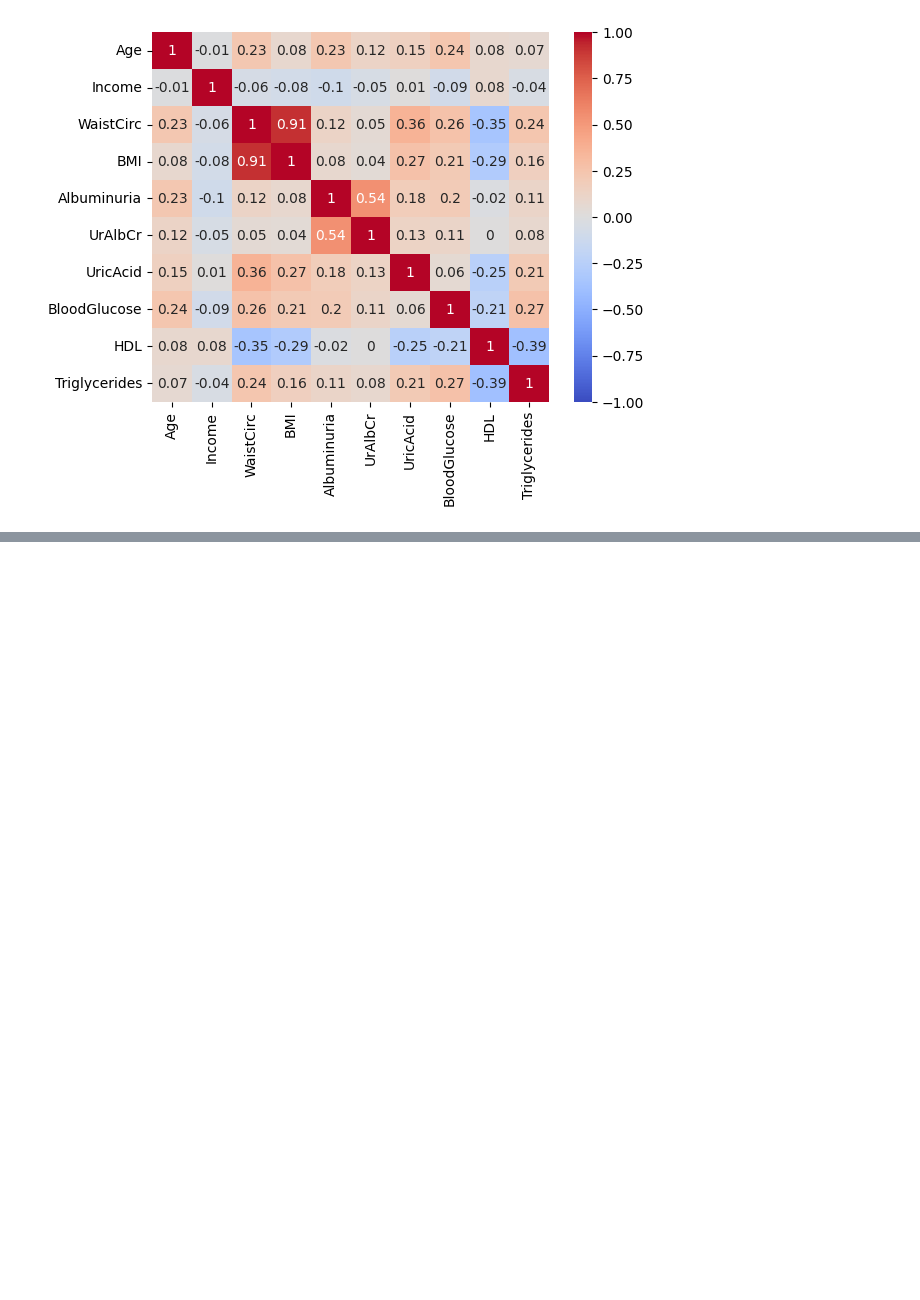
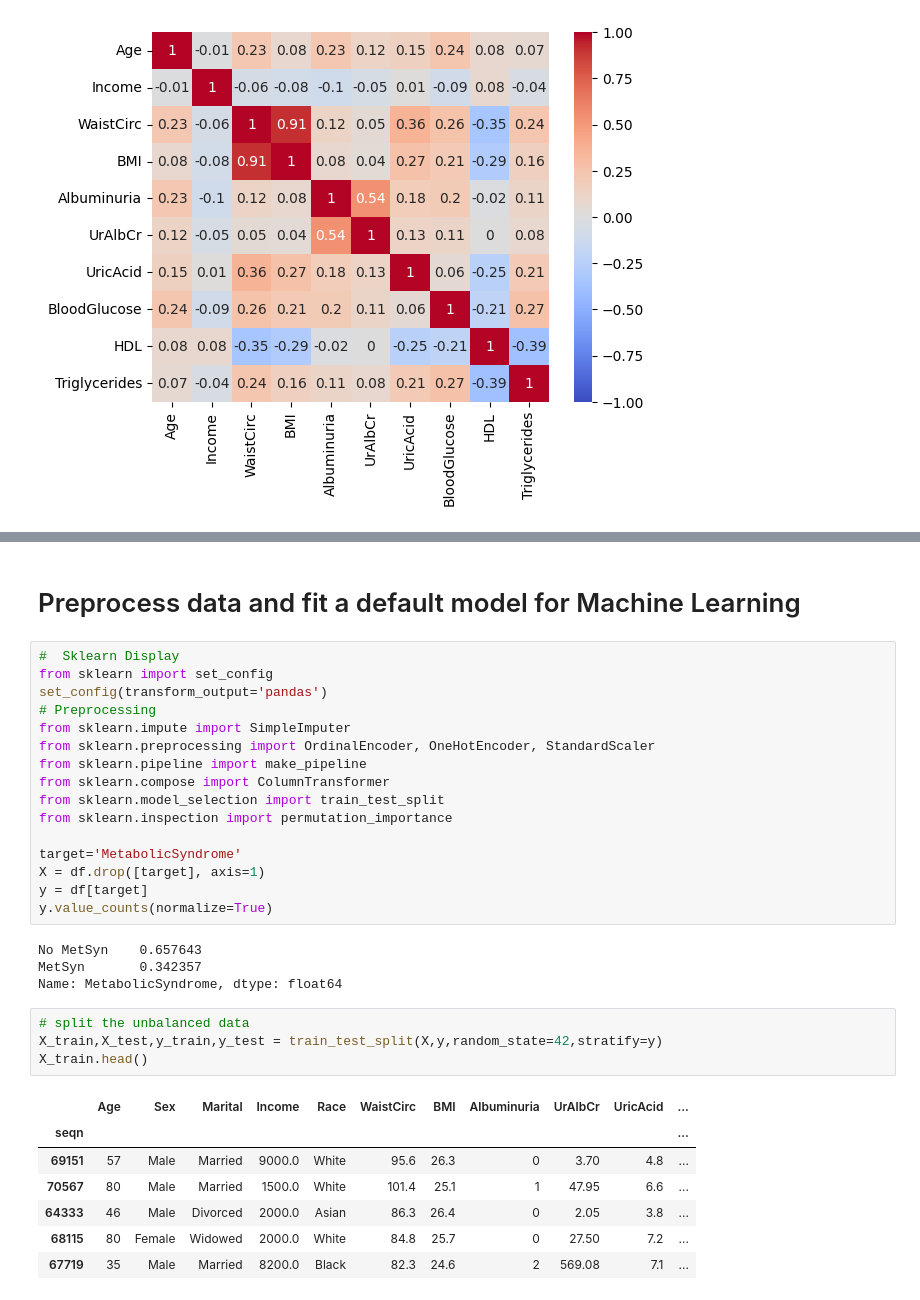
Before and after one commit to dimLMT/Metabolic-Syndrome-Forecast, a Jupyter notebook: part1.ipynb, the cells around one changed output, grey strips where cells are left out. Cells and saved outputs as stored; diff of their text form; blank space fills up the shorter version.

```diff
--- a/part1.ipynb
+++ b/part1.ipynb
@@ -225,3 +221,37 @@ sns.countplot(data=df, x='Race', hue='MetabolicSyndrome', ax=ax[2])
 ax[2].get_legend().remove();
 # %% [output]
 [figure]
+# %% [markdown]
+# Preprocess data and fit a default model for Machine Learning
+# %%
+#  Sklearn Display
+from sklearn import set_config
+set_config(transform_output='pandas')
+# Preprocessing
+from sklearn.impute import SimpleImputer
+from sklearn.preprocessing import OrdinalEncoder, OneHotEncoder, StandardScaler
+from sklearn.pipeline import make_pipeline
+from sklearn.compose import ColumnTransformer
+from sklearn.model_selection import train_test_split
+from sklearn.inspection import permutation_importance
+
+target='MetabolicSyndrome'
+X = df.drop([target], axis=1)
+y = df[target]
+y.value_counts(normalize=True)
+# %% [output]
+No MetSyn    0.657643
+MetSyn       0.342357
+Name: MetabolicSyndrome, dtype: float64
+# %%
+# split the unbalanced data
+X_train,X_test,y_train,y_test = train_test_split(X,y,random_state=42,stratify=y)
+X_train.head()
+# %% [output]
+|  | Age | Sex | Marital | Income | Race | WaistCirc | BMI | Albuminuria | UrAlbCr | UricAcid | ... |
+| seqn |  |  |  |  |  |  |  |  |  |  | ... |
+| 69151 | 57 | Male | Married | 9000.0 | White | 95.6 | 26.3 | 0 | 3.70 | 4.8 | ... |
+| 70567 | 80 | Male | Married | 1500.0 | White | 101.4 | 25.1 | 1 | 47.95 | 6.6 | ... |
+| 64333 | 46 | Male | Divorced | 2000.0 | Asian | 86.3 | 26.4 | 0 | 2.05 | 3.8 | ... |
+| 68115 | 80 | Female | Widowed | 2000.0 | White | 84.8 | 25.7 | 0 | 27.50 | 7.2 | ... |
+| 67719 | 35 | Male | Married | 8200.0 | Black | 82.3 | 24.6 | 2 | 569.08 | 7.1 | ... |
```
Also changed, not shown: parts of 10 cells of this notebook.
